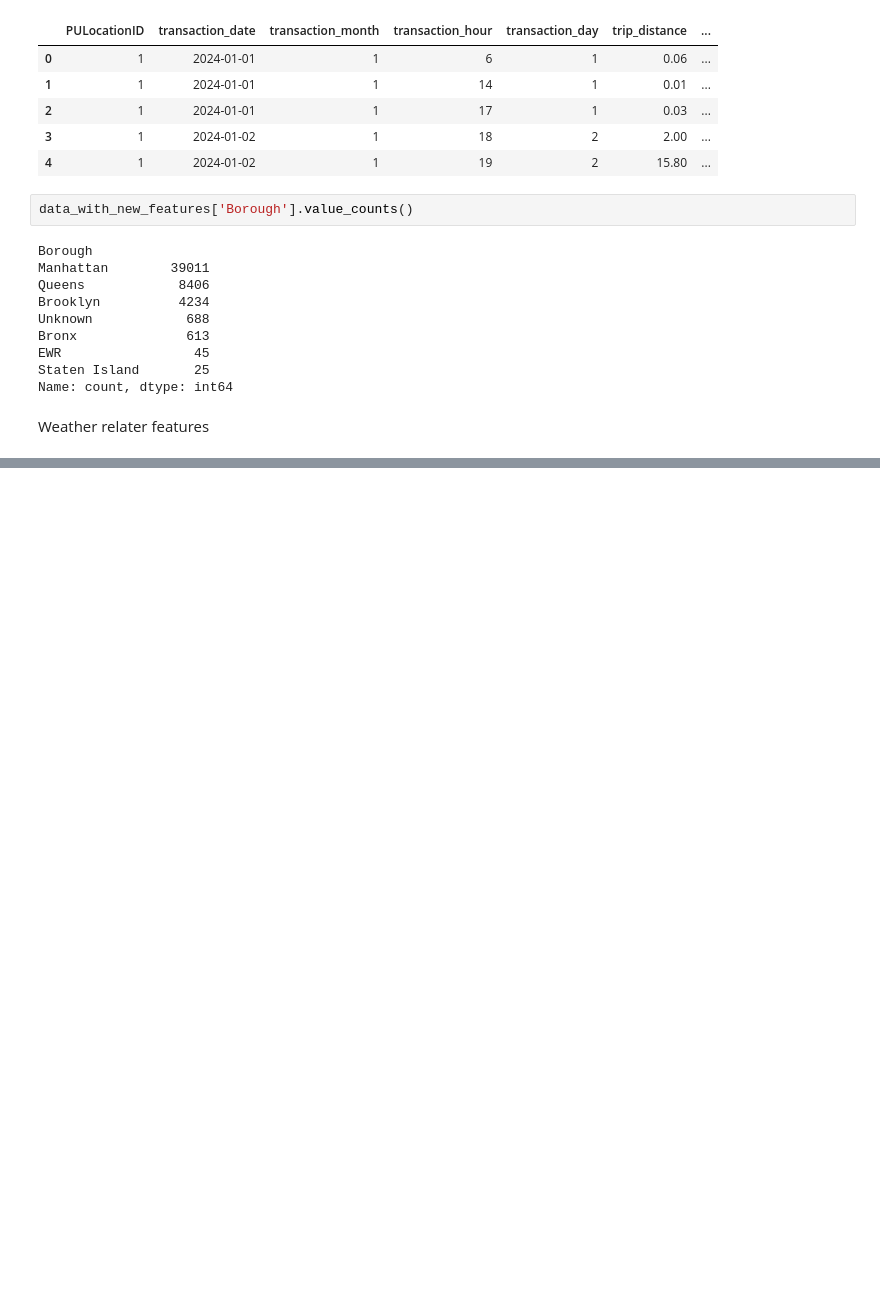
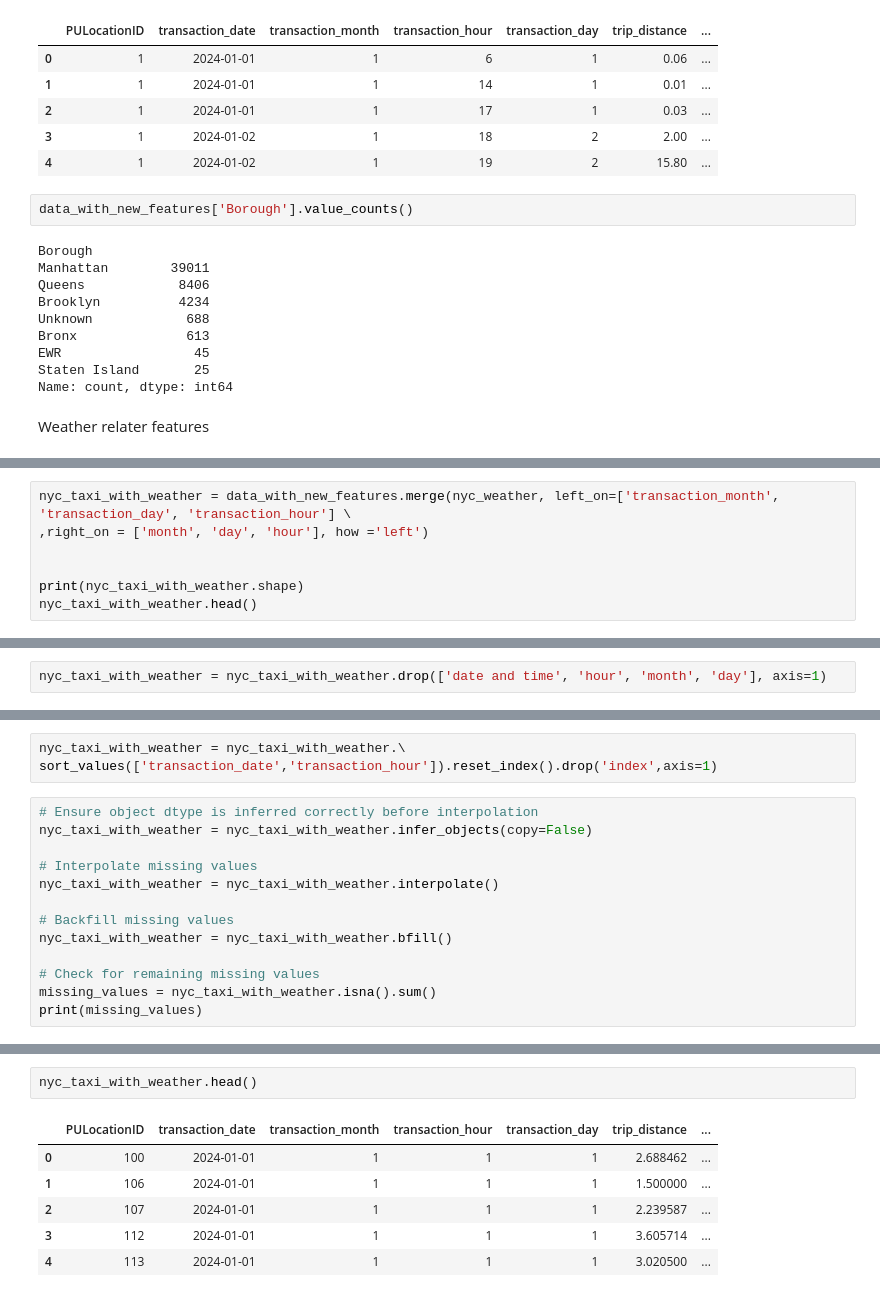
Before and after one commit to Tandoh3/New-York-Taxi-Analysis, a Jupyter notebook: Presentable Notebook.ipynb, the cells around one changed output, grey strips where cells are left out. Drawn from its saved outputs; the diff is of its cells as text; blank space fills up the shorter version.

Commit message:
Feature Engineering Integrate a new data source into your dataset

```diff
--- a/Presentable Notebook.ipynb
+++ b/Presentable Notebook.ipynb
@@ -1129,0 +1277,7 @@ Weather relater features
+# %%
+nyc_taxi_with_weather = data_with_new_features.merge(nyc_weather, left_on=['transaction_month', 'transaction_day', 'transaction_hour'] \
+,right_on = ['month', 'day', 'hour'], how ='left')
+
+
+print(nyc_taxi_with_weather.shape)
+nyc_taxi_with_weather.head()
@@ -1129,0 +1293,2 @@ Weather relater features
+# %%
+nyc_taxi_with_weather = nyc_taxi_with_weather.drop(['date and time', 'hour', 'month', 'day'], axis=1)
@@ -1129,0 +1325,16 @@ Weather relater features
+# %%
+nyc_taxi_with_weather = nyc_taxi_with_weather.\
+sort_values(['transaction_date','transaction_hour']).reset_index().drop('index',axis=1)
+# %%
+# Ensure object dtype is inferred correctly before interpolation
+nyc_taxi_with_weather = nyc_taxi_with_weather.infer_objects(copy=False)
+
+# Interpolate missing values
+nyc_taxi_with_weather = nyc_taxi_with_weather.interpolate()
+
+# Backfill missing values
+nyc_taxi_with_weather = nyc_taxi_with_weather.bfill()
+
+# Check for remaining missing values
+missing_values = nyc_taxi_with_weather.isna().sum()
+print(missing_values)
@@ -1129,0 +1360,9 @@ Weather relater features
+# %%
+nyc_taxi_with_weather.head()
+# %% [output]
+|  | PULocationID | transaction_date | transaction_month | transaction_hour | transaction_day | trip_distance | ... |
+| 0 | 100 | 2024-01-01 | 1 | 1 | 1 | 2.688462 | ... |
+| 1 | 106 | 2024-01-01 | 1 | 1 | 1 | 1.500000 | ... |
+| 2 | 107 | 2024-01-01 | 1 | 1 | 1 | 2.239587 | ... |
+| 3 | 112 | 2024-01-01 | 1 | 1 | 1 | 3.605714 | ... |
+| 4 | 113 | 2024-01-01 | 1 | 1 | 1 | 3.020500 | ... |
```
Also changed, not shown: parts of 24 cells of this notebook.
